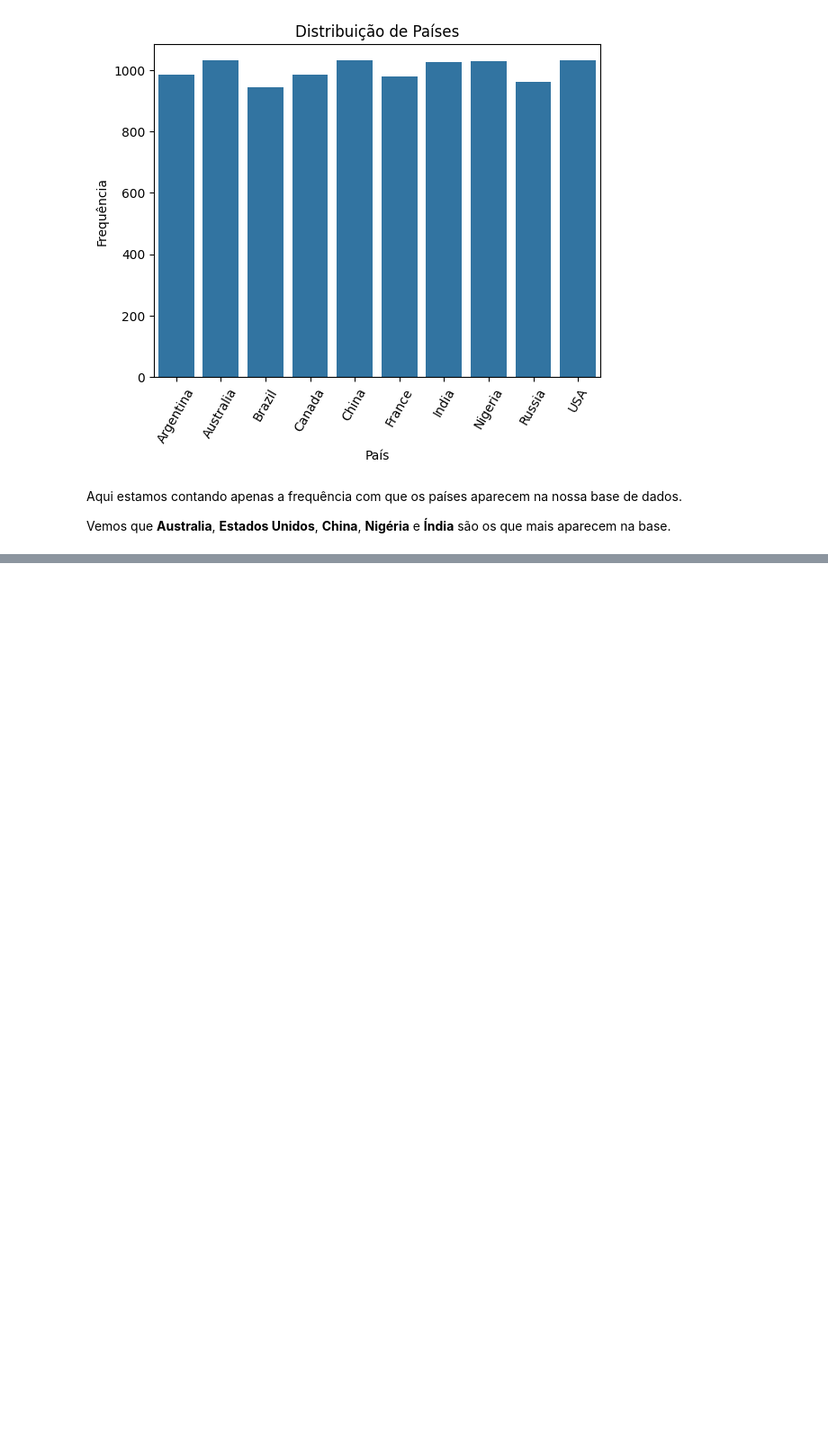
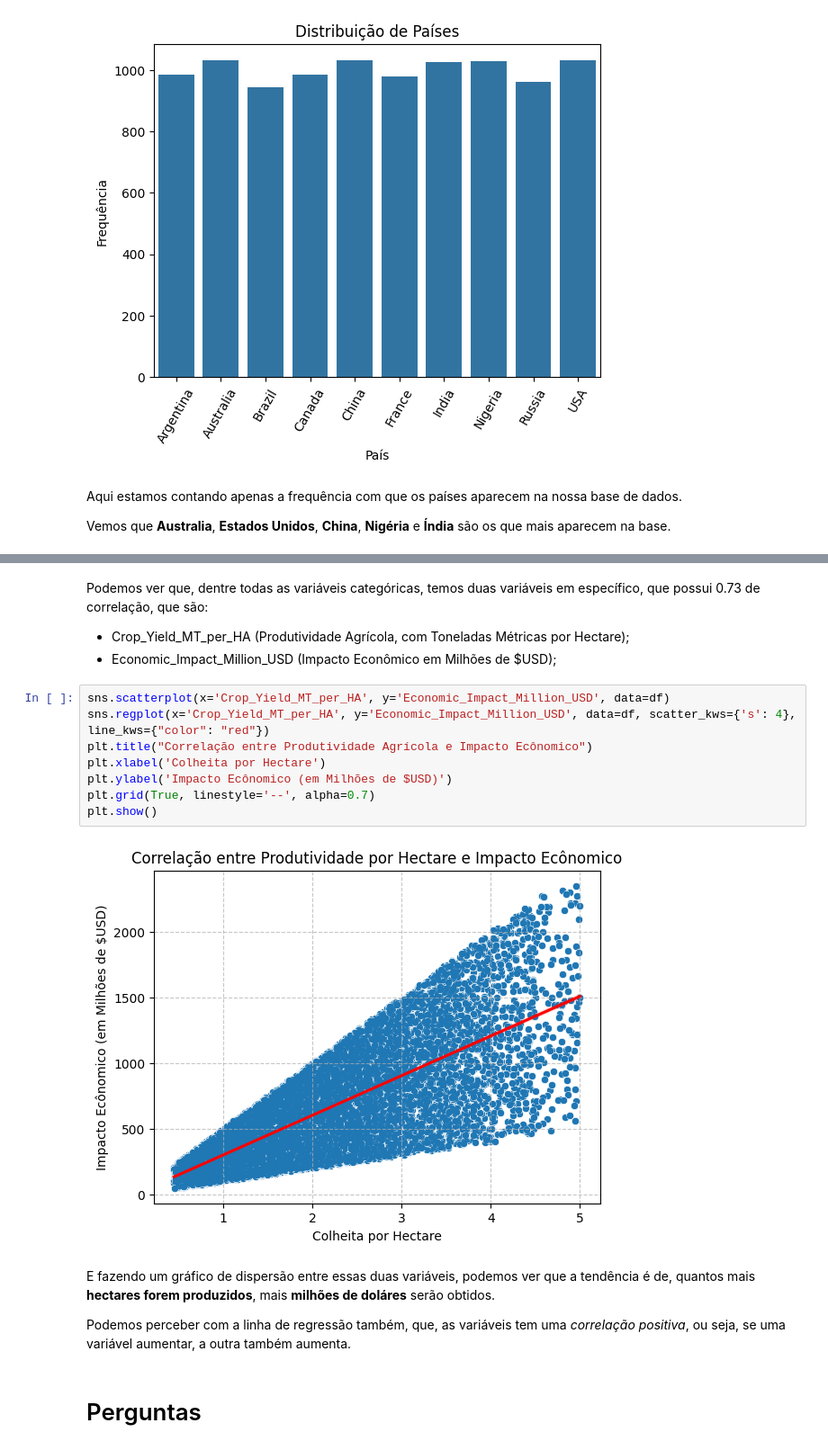
Before and after one commit to FTCLuis/AlgoritmoAM, a Jupyter notebook: Atv_Luis_Felipe_Laudacio.ipynb, the cells around one changed output, grey strips where cells are left out. Shown at 90% size. Cells and saved outputs as stored; diff of their text form; blank space fills up the shorter version.

```diff
--- a/Atv_Luis_Felipe_Laudacio.ipynb
+++ b/Atv_Luis_Felipe_Laudacio.ipynb
@@ -230,0 +266,21 @@ plt.show()
+# %% [markdown]
+Podemos ver que, dentre todas as variáveis categóricas, temos duas variáveis em específico, que possui 0.73 de correlação, que são:
+
+- Crop_Yield_MT_per_HA (Produtividade Agrícola, com Toneladas Métricas por Hectare);
+- Economic_Impact_Million_USD (Impacto Econômico em Milhões de $USD);
+# %%
+sns.scatterplot(x='Crop_Yield_MT_per_HA', y='Economic_Impact_Million_USD', data=df)
+sns.regplot(x='Crop_Yield_MT_per_HA', y='Economic_Impact_Million_USD', data=df, scatter_kws={'s': 4}, line_kws={"color": "red"})
+plt.title("Correlação entre Produtividade Agrícola e Impacto Ecônomico")
+plt.xlabel('Colheita por Hectare')
+plt.ylabel('Impacto Ecônomico (em Milhões de $USD)')
+plt.grid(True, linestyle='--', alpha=0.7)
+plt.show()
+# %% [output]
+[figure, added]
+# %% [markdown]
+E fazendo um gráfico de dispersão entre essas duas variáveis, podemos ver que a tendência é de, quantos mais **hectares forem produzidos**, mais **milhões de doláres** serão obtidos.
+
+Podemos perceber com a linha de regressão também, que, as variáveis tem uma *correlação positiva*, ou seja, se uma variável aumentar, a outra também aumenta.
+# %% [markdown]
+# Perguntas
```
Also changed, not shown: parts of 8 cells of this notebook.
